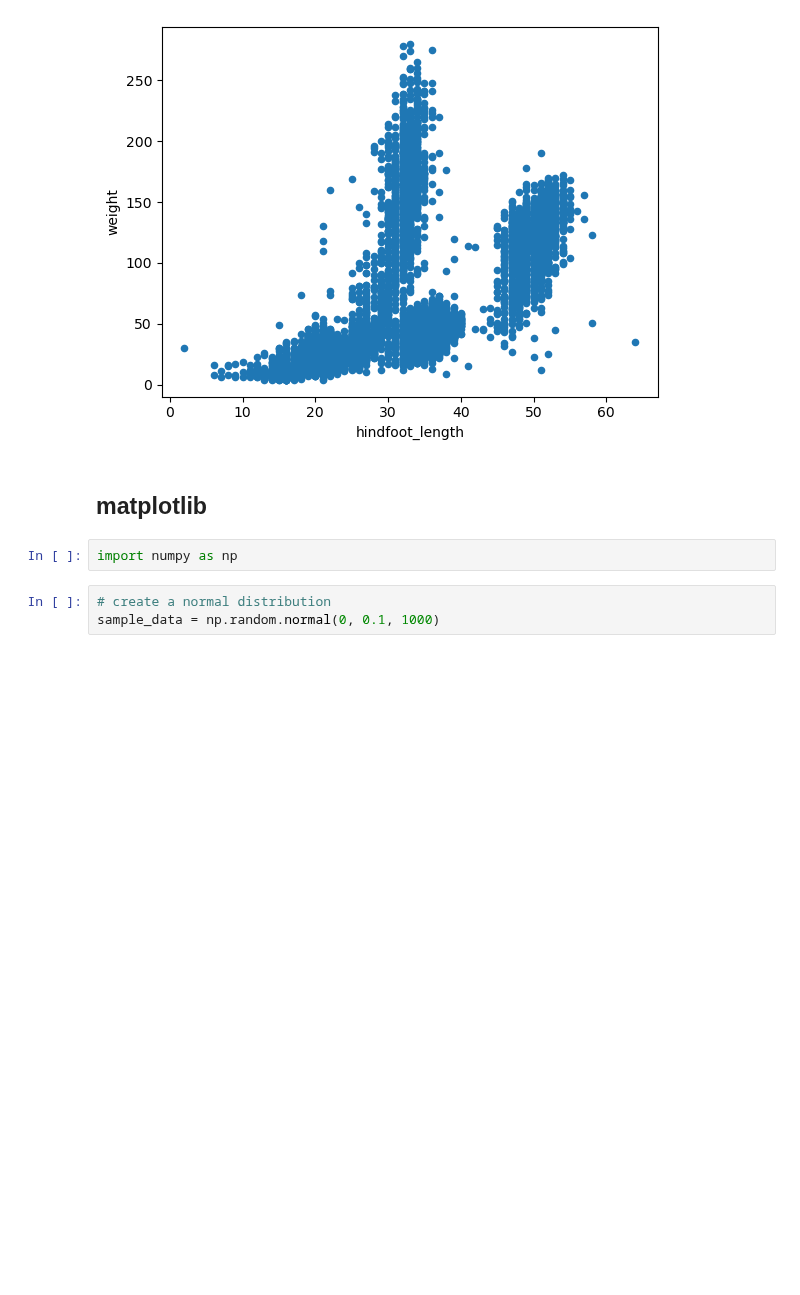
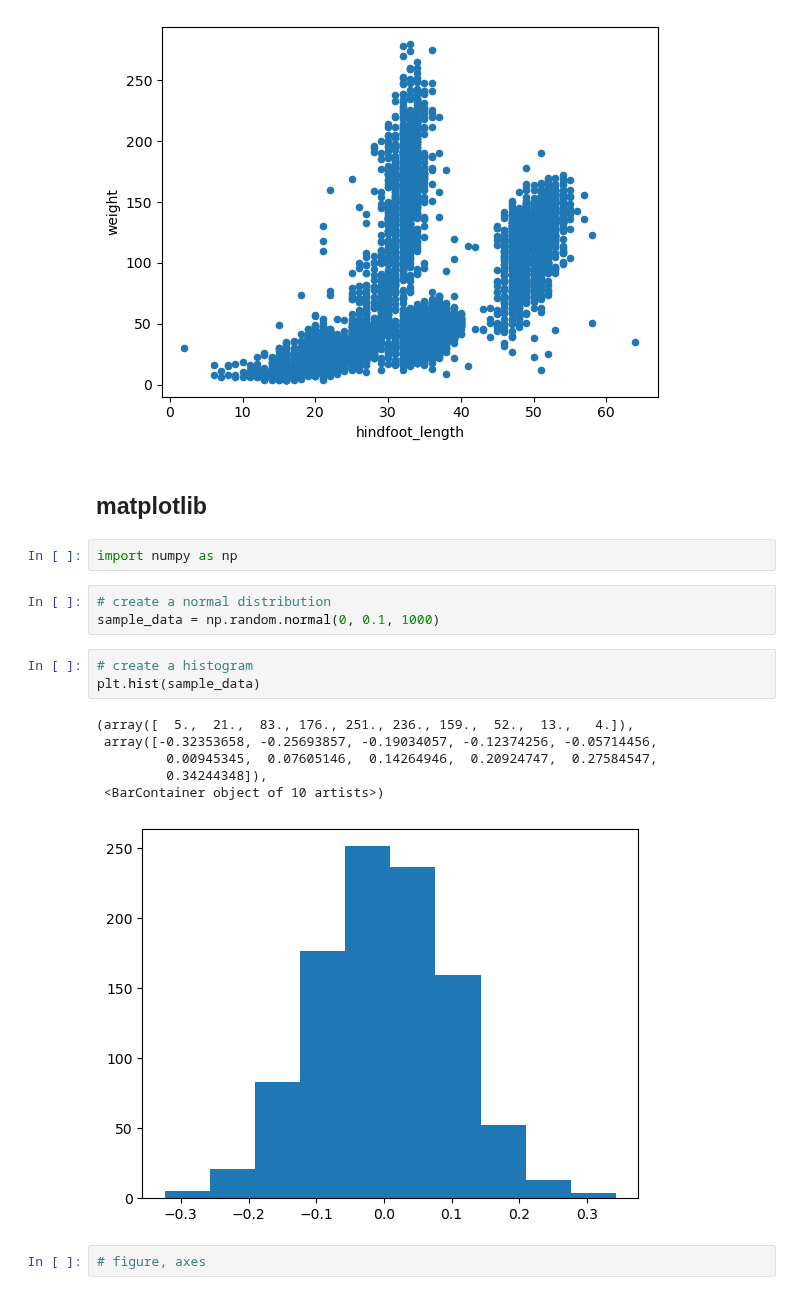
Before and after one commit to ubvu/2023-05-30-python, a Jupyter notebook: notebooks/plotting.ipynb, the cells around one changed output. Saved outputs shown, nothing was run; the diff lists cells and outputs as text; blank space fills up the shorter version.

```diff
--- a/notebooks/plotting.ipynb
+++ b/notebooks/plotting.ipynb
@@ -24,3 +24,15 @@ import numpy as np
 # %%
 # create a normal distribution
 sample_data = np.random.normal(0, 0.1, 1000)
+# %%
+# create a histogram
+plt.hist(sample_data)
+# %% [output]
+(array([  5.,  21.,  83., 176., 251., 236., 159.,  52.,  13.,   4.]),
+ array([-0.32353658, -0.25693857, -0.19034057, -0.12374256, -0.05714456,
+         0.00945345,  0.07605146,  0.14264946,  0.20924747,  0.27584547,
+         0.34244348]),
+ <BarContainer object of 10 artists>)
+[figure, added]
+# %%
+# figure, axes
```
